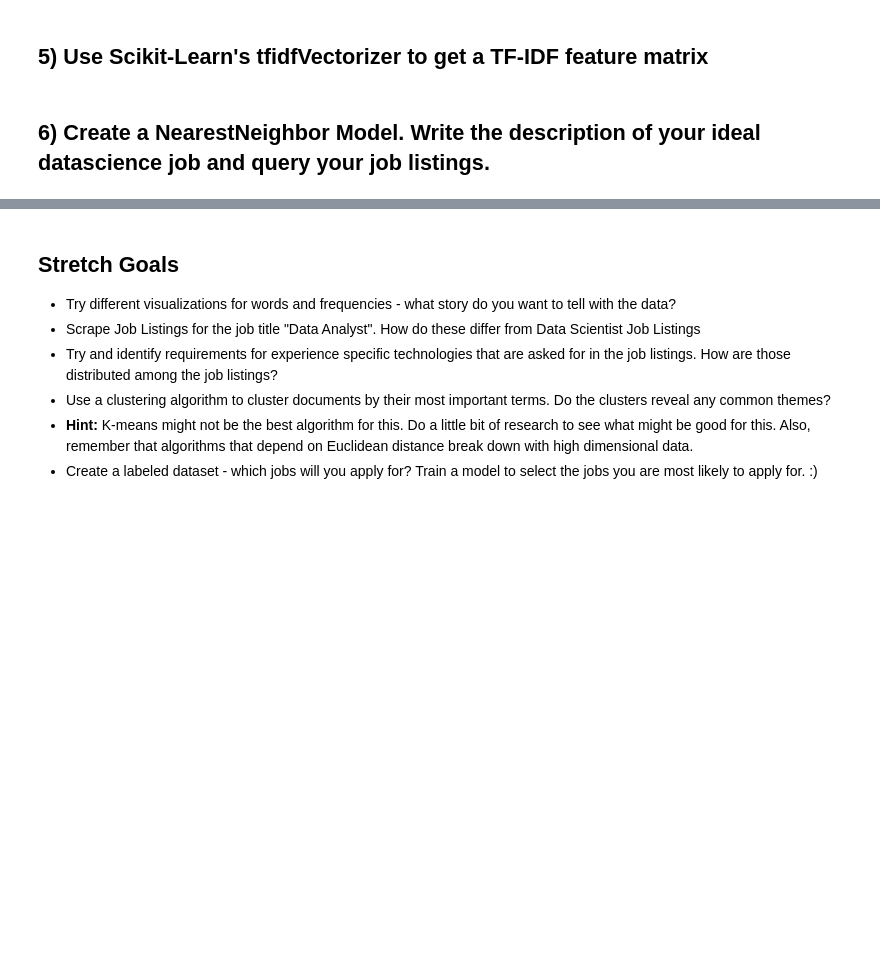
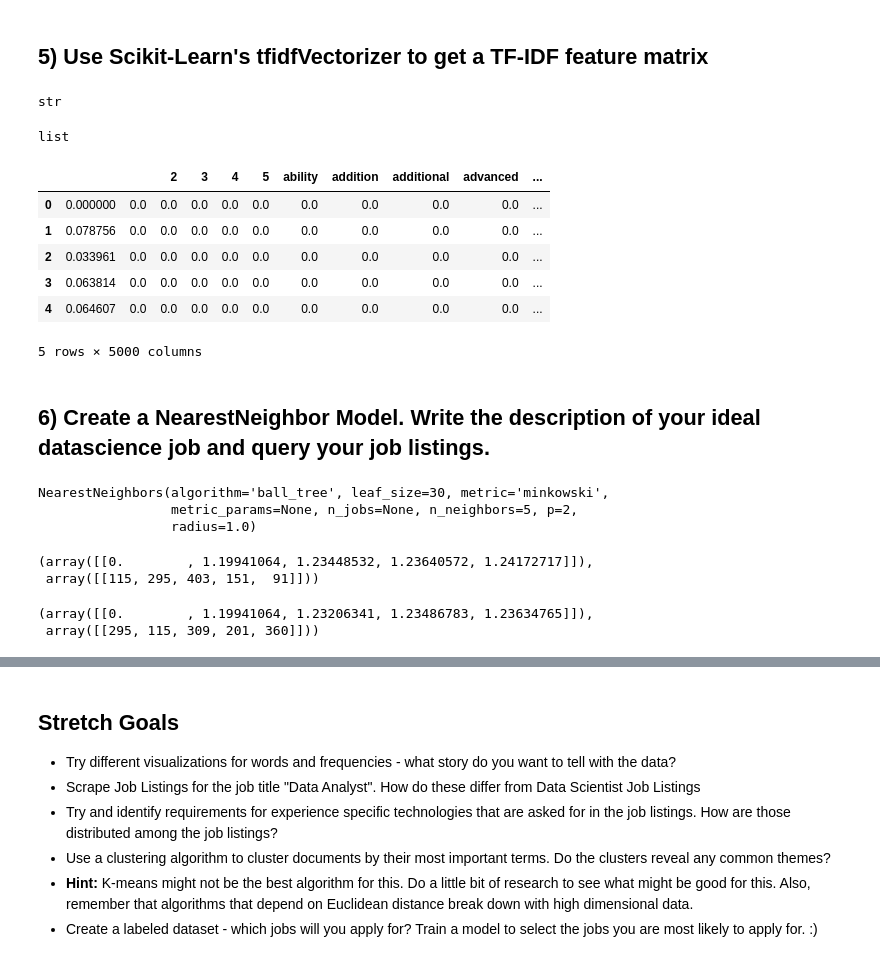
Before and after one commit to ekselan/DS-Unit-4-Sprint-1-NLP, a Jupyter notebook: module2-vector-representations/ABW_DS_412_Vector_Reps_Assignment.ipynb, the cells around one changed output, grey strips where cells are left out. Cells and saved outputs as stored; diff of their text form; code cells hidden in the pictures; blank space fills up the shorter version.

```diff
--- a/module2-vector-representations/ABW_DS_412_Vector_Reps_Assignment.ipynb
+++ b/module2-vector-representations/ABW_DS_412_Vector_Reps_Assignment.ipynb
@@ -47,0 +247,13 @@ raise Exception("\nThis task is not complete. \nReplace this line with your code
+# %%
+##### Your Code Here #####
+
+def tokenize(document):
+
+    doc = nlp(document)
+
+    return [token.lemma_.strip() for token in doc if (token.is_stop != True) and (token.is_punct != True)]
+# %%
+stops = list(STOP_WORDS)
+type(stops[0])
+# %% [output]
+str
@@ -48,2 +278,43 @@ raise Exception("\nThis task is not complete. \nReplace this line with your code
+# %%
+stops_and_lemmas = stops + stop_lemmas
+type(stops_and_lemmas)
+
+### Got warning when trying to pass STOP_WORDS in the stop_words
+### parameter, warning had to do with STOP_WORDS not having same preprocessing
+### as tokens. Read into the docs and from what it described I got the impression
+### it had something to do with lemmas, so I made a list including both
+### the STOP_WORDS themselves and their lemmas. However, I got an error
+### when trying to pass stops_and_lemmas in the stop_words parameter. Error
+### was for "unhashable type: list." Not understanding why I got that error ...
+# %% [output]
+list
+# %%
+# Instantiate vectorizer object
+### Ended up removing stop_words parameter entirely due to results getting even worse with
+### the more stop words I added (tried to accommodate error and warning messages)
+tfidf = TfidfVectorizer(ngram_range=(1,3),
+                        max_df=.97,
+                        min_df=2,
+                        tokenizer=tokenize,
+                        max_features=5000)
+
+# Create a vocabulary and get word counts per document
+dtm = tfidf.fit_transform(data) # Similiar to fit_predict
+
+# Print word counts
+
+# Get feature names to use as dataframe column headers
+dtm = pd.DataFrame(dtm.todense(), columns=tfidf.get_feature_names())
+
+# View Feature Matrix as DataFrame
+dtm.head()
+# %% [output]
+|  |  |  | 2 | 3 | 4 | 5 | ability | addition | additional | advanced | ... |
+| 0 | 0.000000 | 0.0 | 0.0 | 0.0 | 0.0 | 0.0 | 0.0 | 0.0 | 0.0 | 0.0 | ... |
+| 1 | 0.078756 | 0.0 | 0.0 | 0.0 | 0.0 | 0.0 | 0.0 | 0.0 | 0.0 | 0.0 | ... |
+| 2 | 0.033961 | 0.0 | 0.0 | 0.0 | 0.0 | 0.0 | 0.0 | 0.0 | 0.0 | 0.0 | ... |
+| 3 | 0.063814 | 0.0 | 0.0 | 0.0 | 0.0 | 0.0 | 0.0 | 0.0 | 0.0 | 0.0 | ... |
+| 4 | 0.064607 | 0.0 | 0.0 | 0.0 | 0.0 | 0.0 | 0.0 | 0.0 | 0.0 | 0.0 | ... |
+5 rows × 5000 columns
 # %% [markdown]
 ## 6) Create a NearestNeighbor Model. Write the description of your ideal datascience job and query your job listings.
@@ -52,0 +321,22 @@ raise Exception("\nThis task is not complete. \nReplace this line with your code
+# %%
+##### Your Code Here #####
+
+from sklearn.neighbors import NearestNeighbors
+
+# Fit on DTM
+nn = NearestNeighbors(n_neighbors=5, algorithm='ball_tree')
+nn.fit(dtm)
+# %% [output]
+NearestNeighbors(algorithm='ball_tree', leaf_size=30, metric='minkowski',
+                 metric_params=None, n_jobs=None, n_neighbors=5, p=2,
+                 radius=1.0)
+# %%
+nn.kneighbors([dtm.iloc[115]])
+# %% [output]
+(array([[0.        , 1.19941064, 1.23448532, 1.23640572, 1.24172717]]),
+ array([[115, 295, 403, 151,  91]]))
+# %%
+nn.kneighbors([dtm.iloc[295]])
+# %% [output]
+(array([[0.        , 1.19941064, 1.23206341, 1.23486783, 1.23634765]]),
+ array([[295, 115, 309, 201, 360]]))
```
Also changed, not shown: parts of 29 cells of this notebook, 1 other file.
